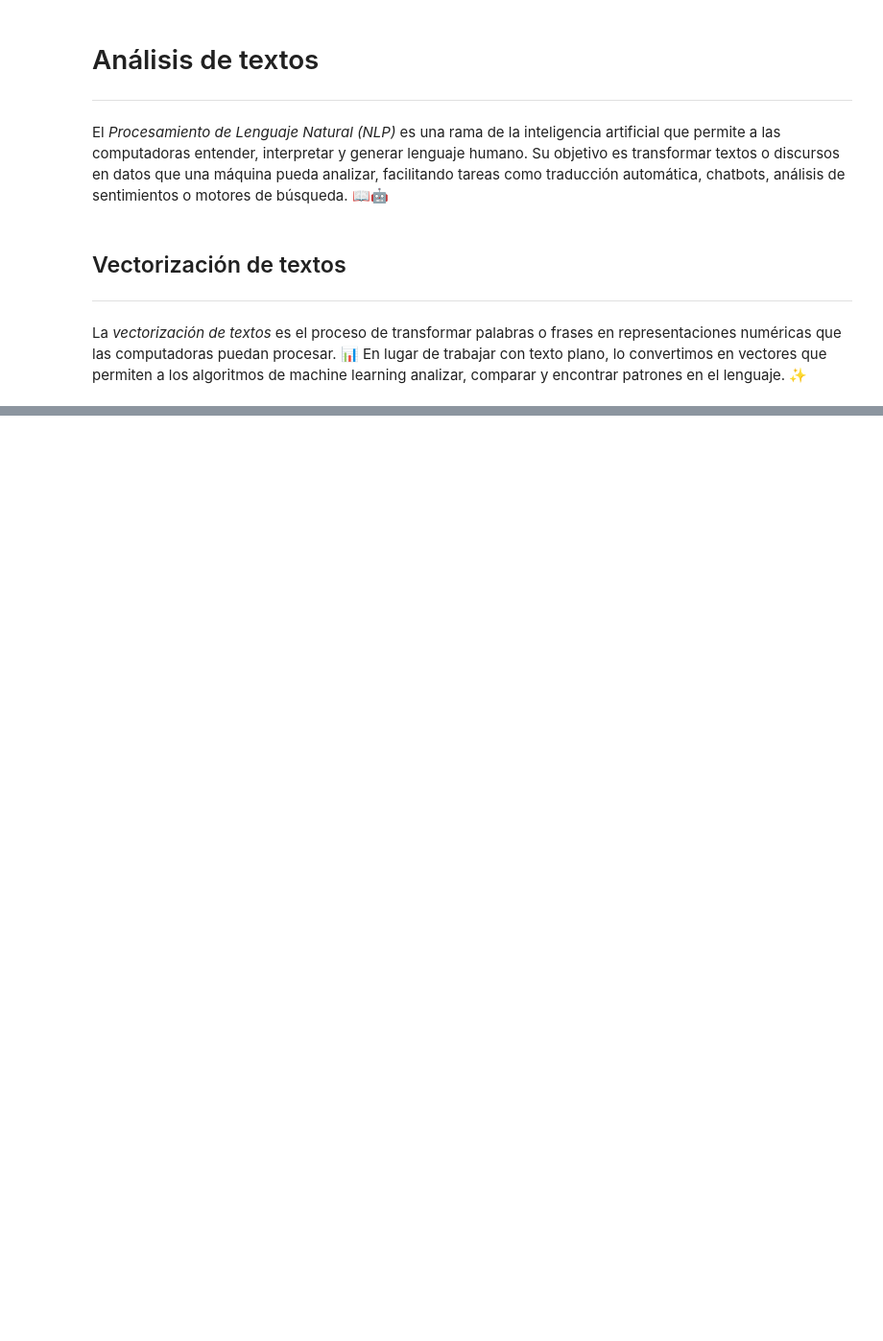
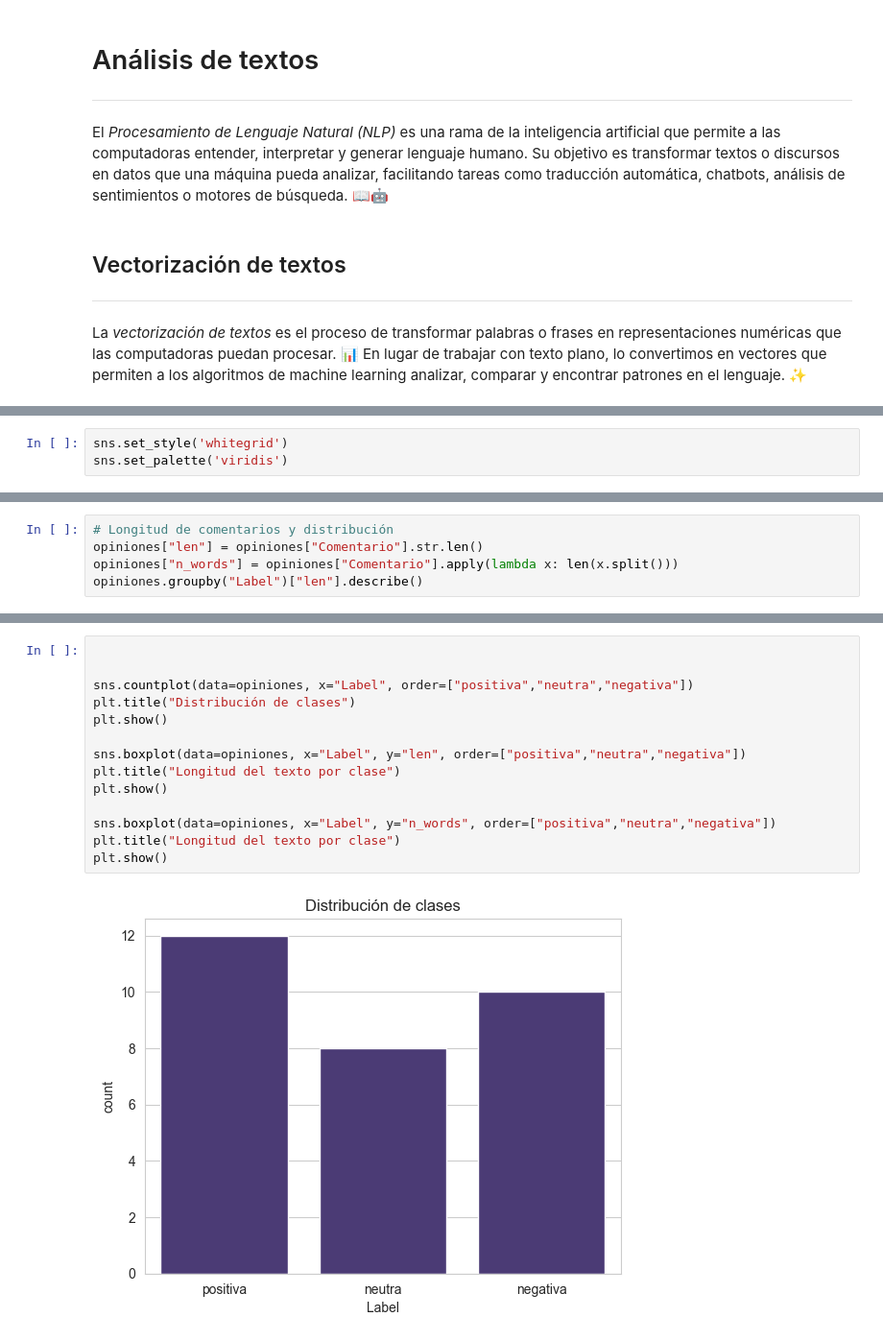
Before and after one commit to zyntonyson/bootcamp_ds_da, a Jupyter notebook: 16-ds-analisis-textos/31-nlp.ipynb, the cells around one changed output, grey strips where cells are left out. Shown: that part at 96% size. Saved outputs shown, nothing was run; the diff lists cells and outputs as text; blank space fills up the shorter version.

```diff
--- a/16-ds-analisis-textos/31-nlp.ipynb
+++ b/16-ds-analisis-textos/31-nlp.ipynb
@@ -17,3 +30,6 @@ import os
+# %%
+sns.set_style('whitegrid')
+sns.set_palette('viridis')
 # %% [markdown]
 <center>
   <img src="https://i5.walmartimages.com.mx/gr/images/product-images/img_large/00360054263068L.jpg" alt="Regresion Descenso de Gradiente" style="max-width:50%; height:auto;"  width="30%">
@@ -33,0 +67,5 @@ pd.read_csv("./dataset_webinar/IMDB Dataset SPANISH.csv").head()
+# %%
+# Longitud de comentarios y distribución
+opiniones["len"] = opiniones["Comentario"].str.len()
+opiniones["n_words"] = opiniones["Comentario"].apply(lambda x: len(x.split()))
+opiniones.groupby("Label")["len"].describe()
@@ -33,0 +87,16 @@ pd.read_csv("./dataset_webinar/IMDB Dataset SPANISH.csv").head()
+# %%
+
+
+sns.countplot(data=opiniones, x="Label", order=["positiva","neutra","negativa"])
+plt.title("Distribución de clases")
+plt.show()
+
+sns.boxplot(data=opiniones, x="Label", y="len", order=["positiva","neutra","negativa"])
+plt.title("Longitud del texto por clase")
+plt.show()
+
+sns.boxplot(data=opiniones, x="Label", y="n_words", order=["positiva","neutra","negativa"])
+plt.title("Longitud del texto por clase")
+plt.show()
+# %% [output]
+[figure, added]
```
Also changed, not shown: parts of 15 cells of this notebook, 1 other file.
